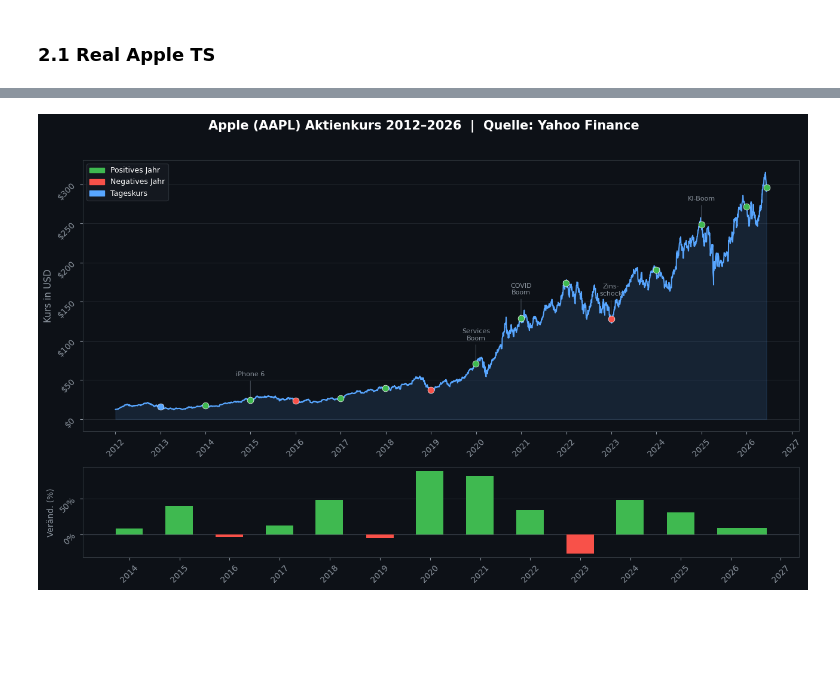
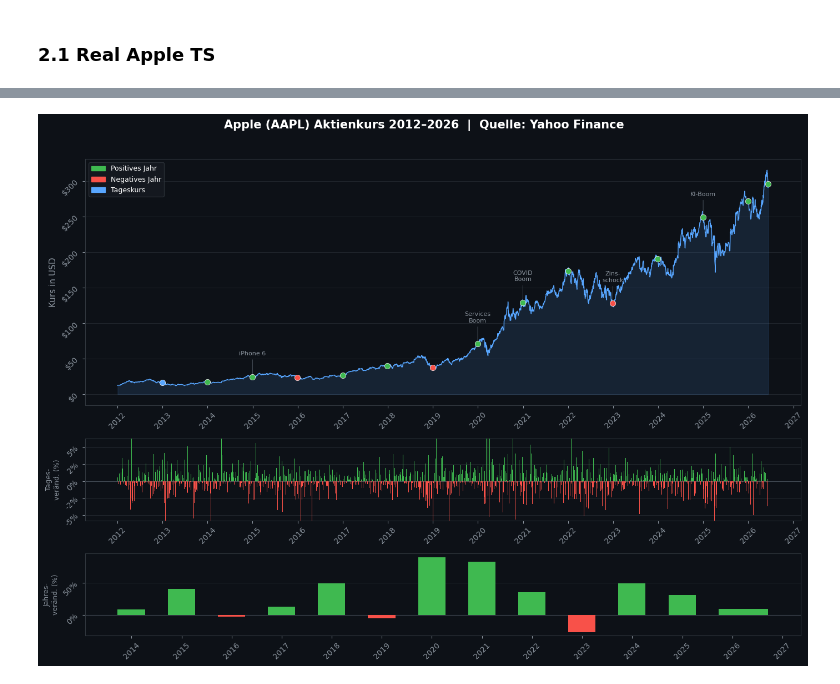
Before and after one commit to DataandAIReseach/LabelFusion, a Jupyter notebook: data_gen/data_gen.ipynb, the cells around one changed output, grey strips where cells are left out. Drawn from its saved outputs; the diff is of its cells as text; code cells hidden in the pictures; blank space fills up the shorter version.

Commit message:
feat(data_gen/data_gen.ipynb): initial synthetic silver and gold creation

```diff
--- a/data_gen/data_gen.ipynb
+++ b/data_gen/data_gen.ipynb
@@ -11,17 +11,34 @@ import matplotlib.pyplot as plt
 # %% [markdown]
 ### 2.1 Real Apple TS
 # %%
+import os
 import yfinance as yf
+import pandas as pd
 import matplotlib.pyplot as plt
 import matplotlib.ticker as mticker
 import matplotlib.dates as mdates
 
-# ── Daten laden ──────────────────────────────────────────────────
-print("Lade Apple-Kursdaten von Yahoo Finance...")
-df = yf.download("AAPL", start="2012-01-01", end="2026-06-12", progress=False)
-df = df[["Close"]].copy()
-df.columns = ["Kurs"]
-df.index = df.index.tz_localize(None)  # Zeitzone entfernen
+# ── Konfiguration ─────────────────────────────────────────────────
+TICKER = "AAPL"
+START = "2012-01-01"
+END = "2026-06-12"
+DATA_DIR = "../data/stock_prices"
+CACHE_FILE = os.path.join(DATA_DIR, f"{TICKER}_{START}_{END}.csv")
+
+# ── Daten laden (aus Cache oder von Yahoo Finance) ─────────────────
+os.makedirs(DATA_DIR, exist_ok=True)
+
+if os.path.exists(CACHE_FILE):
+    print(f"Lade Apple-Kursdaten aus lokalem Cache: {CACHE_FILE}")
+    df = pd.read_csv(CACHE_FILE, index_col=0, parse_dates=True)
+else:
+    print("Lade Apple-Kursdaten von Yahoo Finance...")
+    df = yf.download(TICKER, start=START, end=END, progress=False)
+    df = df[["Close"]].copy()
+    df.columns = ["Kurs"]
+    df.index = df.index.tz_localize(None)  # Zeitzone entfernen
+    df.to_csv(CACHE_FILE)
+    print(f"Daten gespeichert unter: {CACHE_FILE}")
 
 # Jahresschlusskurse
 jahres = df.resample("YE").last()
@@ -75,19 +92,20 @@ for i, (jahr, kurs) in enumerate(zip(jahre_list, kurse_list)):
 print("=" * 55)
 
 # ── Grafik ───────────────────────────────────────────────────────
-fig, (ax1, ax2) = plt.subplots(
-    2, 1, figsize=(13, 8),
-    gridspec_kw={"height_ratios": [3, 1]},
+fig, axes = plt.subplots(
+    3, 1, figsize=(14, 10),
+    gridspec_kw={"height_ratios": [3, 1, 1]},
     facecolor="#0d1117"
 )
+ax1, ax2, ax3 = axes
 fig.suptitle(
     "Apple (AAPL) Aktienkurs 2012–2026  |  Quelle: Yahoo Finance",
     color="white", fontsize=15, fontweight="bold", y=0.99
 )
 
-# Tageskurs-Linie
+# — ax1: Tageskurs-Linie —
 ax1.set_facecolor("#0d1117")
-ax1.plot(df.index, df["Kurs"], color="#58a6ff", linewidth=1.4, zorder=3)
+ax1.plot(df.index, df["Kurs"], color="#58a6ff", linewidth=1.0, zorder=3)
 ax1.fill_between(df.index, df["Kurs"], alpha=0.12, color="#58a6ff", zorder=2)
 
 # Jahrespunkte einfärben
@@ -97,7 +115,7 @@ for i, (jahr, kurs) in enumerate(zip(jahre_list, kurse_list)):
     else:
         farbe = "#3fb950" if kurs >= kurse_list[i - 1] else "#f85149"
     datum = df[df.index.year == jahr].index[-1]
-    ax1.scatter(datum, kurs, color=farbe, s=60, zorder=4,
+    ax1.scatter(datum, kurs, color=farbe, s=55, zorder=4,
                 edgecolors="white", linewidths=0.5)
 
 # Ereignis-Annotationen
@@ -109,13 +127,14 @@ ereignisse = {
     2024: "KI-Boom",
 }
 for jahr, label in ereignisse.items():
-    kurs = jahres.loc[jahr, "Kurs"]
-    datum = df[df.index.year == jahr].index[-1]
-    ax1.annotate(
-        label, xy=(datum, kurs), xytext=(datum, kurs + 30),
-        fontsize=8, color="#8b949e", ha="center",
-        arrowprops=dict(arrowstyle="-", color="#444c56", lw=0.8),
-    )
+    if jahr in jahres.index:
+        kurs = jahres.loc[jahr, "Kurs"]
+        datum = df[df.index.year == jahr].index[-1]
+        ax1.annotate(
+            label, xy=(datum, kurs), xytext=(datum, kurs + 30),
+            fontsize=8, color="#8b949e", ha="center",
+            arrowprops=dict(arrowstyle="-", color="#444c56", lw=0.8),
+        )
 
 ax1.set_ylabel("Kurs in USD", color="#8b949e", fontsize=11)
 ax1.yaxis.set_major_formatter(mticker.FormatStrFormatter("$%.0f"))
@@ -127,20 +146,15 @@ for spine in ax1.spines.values():
 ax1.grid(axis="y", color="#21262d", linewidth=0.8)
 ax1.set_axisbelow(True)
 
-# Balkendiagramm: jährliche Veränderung
+# — ax2: tägliche Veränderung in % —
 ax2.set_facecolor("#0d1117")
-farben, werte, positionen = [], [], []
-for i in range(1, len(jahre_list)):
-    pct = (kurse_list[i] - kurse_list[i - 1]) / kurse_list[i - 1] * 100
-    datum = df[df.index.year == jahre_list[i]].index[-1]
-    positionen.append(datum)
-    werte.append(pct)
-    farben.append("#3fb950" if pct >= 0 else "#f85149")
-
-ax2.bar(positionen, werte, color=farben, width=200, zorder=3)
+tages_pct = df["Kurs"].pct_change() * 100
+farben_tag = ["#3fb950" if v >= 0 else "#f85149" for v in tages_pct]
+ax2.bar(df.index, tages_pct, color=farben_tag, width=1.5, zorder=3)
 ax2.axhline(0, color="#444c56", linewidth=0.8)
-ax2.set_ylabel("Veränd. (%)", color="#8b949e", fontsize=10)
+ax2.set_ylabel("Tages-\nveränd. (%)", color="#8b949e", fontsize=9)
 ax2.yaxis.set_major_formatter(mticker.FormatStrFormatter("%.0f%%"))
+ax2.set_ylim(tages_pct.quantile(0.005), tages_pct.quantile(0.995))
 ax2.xaxis.set_major_locator(mdates.YearLocator())
 ax2.xaxis.set_major_formatter(mdates.DateFormatter("%Y"))
 ax2.tick_params(colors="#8b949e", rotation=45)
@@ -148,6 +162,28 @@ for spine in ax2.spines.values():
     spine.set_edgecolor("#30363d")
 ax2.grid(axis="y", color="#21262d", linewidth=0.8)
 ax2.set_axisbelow(True)
+
+# — ax3: jährliche Veränderung —
+ax3.set_facecolor("#0d1117")
+farben_j, werte_j, pos_j = [], [], []
+for i in range(1, len(jahre_list)):
+    pct = (kurse_list[i] - kurse_list[i - 1]) / kurse_list[i - 1] * 100
+    datum = df[df.index.year == jahre_list[i]].index[-1]
+    pos_j.append(datum)
+    werte_j.append(pct)
+    farben_j.append("#3fb950" if pct >= 0 else "#f85149")
+
+ax3.bar(pos_j, werte_j, color=farben_j, width=200, zorder=3)
+ax3.axhline(0, color="#444c56", linewidth=0.8)
+ax3.set_ylabel("Jahres-\nveränd. (%)", color="#8b949e", fontsize=9)
+ax3.yaxis.set_major_formatter(mticker.FormatStrFormatter("%.0f%%"))
+ax3.xaxis.set_major_locator(mdates.YearLocator())
+ax3.xaxis.set_major_formatter(mdates.DateFormatter("%Y"))
+ax3.tick_params(colors="#8b949e", rotation=45)
+for spine in ax3.spines.values():
+    spine.set_edgecolor("#30363d")
+ax3.grid(axis="y", color="#21262d", linewidth=0.8)
+ax3.set_axisbelow(True)
 
 # Legende
 from matplotlib.patches import Patch
@@ -170,18 +206,18 @@ Lade Apple-Kursdaten von Yahoo Finance...
 
 =================================================================
                 Apple (AAPL) Tageskurse 2012–2026
           (split-bereinigt, via Yahoo Finance, in USD)
 =================================================================
 Datum            Kurs (USD)   Veränd. (%)    Veränd. (USD)
 -----------------------------------------------------------------
 2012-01-03     $     12.31         —               —
 2012-01-04     $     12.38     +  0.54%       +$   0.07
 2012-01-05     $     12.51     +  1.11%       +$   0.14
 2012-01-06     $     12.64     +  1.05%       +$   0.13
 ... (3651 lines left out)
 2026     $    295.63     +  8.95%     ▲ ← aktuell
 =======================================================
 
 Grafik gespeichert: apple_kurs_yfinance.png
-[figure, old version]
+[figure, new version]
 # %% [markdown]
```
Also changed, not shown: parts of 7 cells of this notebook, 1 other file.
